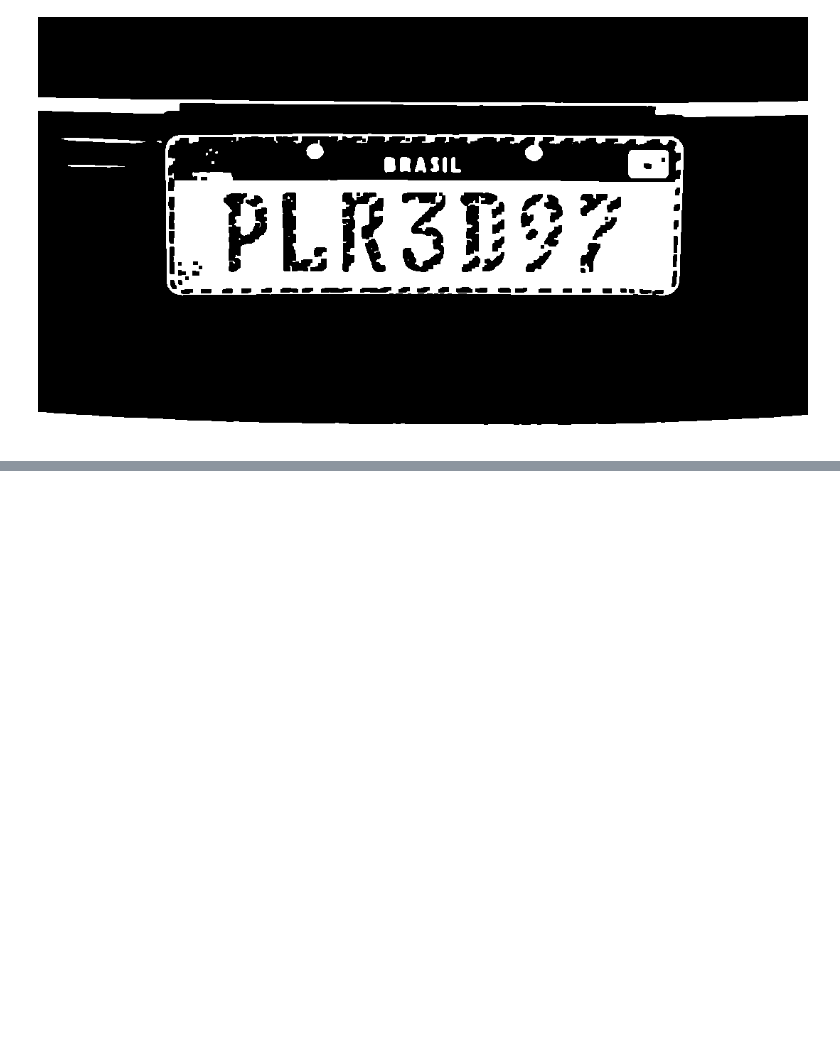
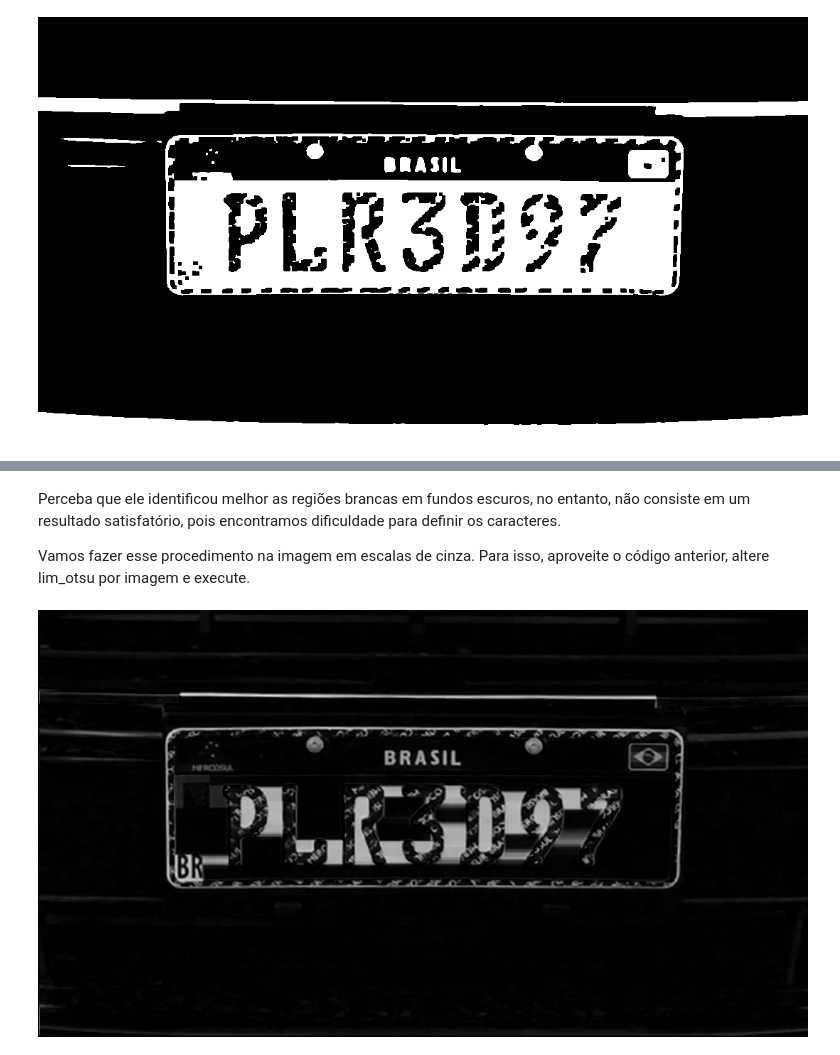
Before and after one commit to arianepolitano/estudo-IA, a Jupyter notebook: Reconhecimento_placas_carro.ipynb, the cells around one changed output, grey strips where cells are left out. Saved outputs shown, nothing was run; the diff lists cells and outputs as text; code cells hidden in the pictures; blank space fills up the shorter version.

```diff
--- a/Reconhecimento_placas_carro.ipynb
+++ b/Reconhecimento_placas_carro.ipynb
@@ -278,0 +313,9 @@ cv2_imshow(fechamento)
+# %% [markdown]
+Perceba que ele identificou melhor as regiões brancas em fundos escuros, no entanto, não consiste em um resultado satisfatório, pois encontramos dificuldade para definir os caracteres.
+
+Vamos fazer esse procedimento na imagem em escalas de cinza. Para isso, aproveite o código anterior, altere lim_otsu por imagem e execute.
+# %%
+cartola = cv2.morphologyEx(imagem, cv2.MORPH_TOPHAT, kernel_retangular)
+cv2_imshow(cartola)
+# %% [output]
+[figure, added]
```
Also changed, not shown: parts of 18 cells of this notebook.
